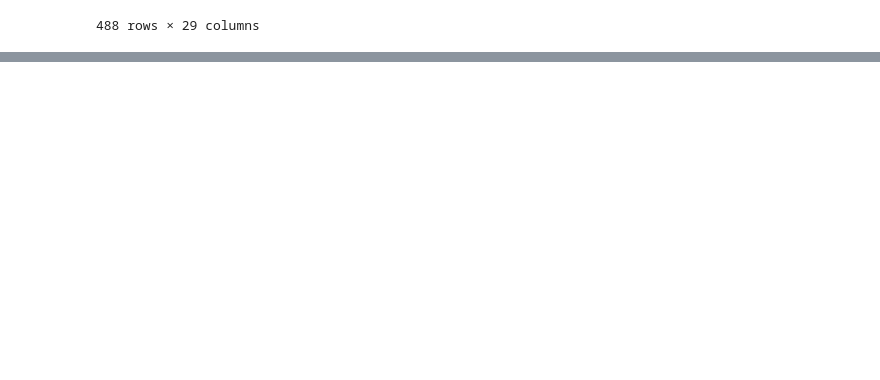
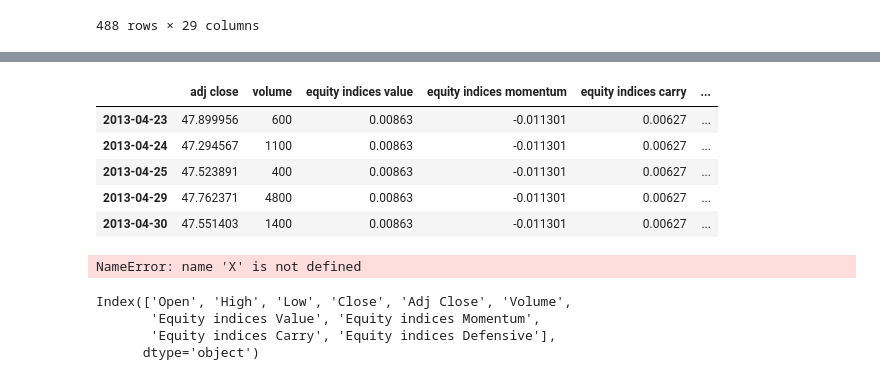
Before and after one commit to aoelvp94/FinAnalyticsProject, a Jupyter notebook: notebooks/NS_Dataset_join.ipynb, the cells around one changed output, grey strips where cells are left out. Drawn from its saved outputs; the diff is of its cells as text; code cells hidden in the pictures; blank space fills up the shorter version.

```diff
--- a/notebooks/NS_Dataset_join.ipynb
+++ b/notebooks/NS_Dataset_join.ipynb
@@ -425,0 +506,24 @@ df_ffd
+# %%
+
+# close prices
+close = dataset['close']
+
+daily_vol = CoreFunctions.get_daily_vol(close=close, lookback=50)
+cusum_events = CoreFunctions.get_t_events(close, threshold=daily_vol.mean()*0.1)
+vertical_barriers = CoreFunctions.add_vertical_barrier(t_events=cusum_events,
+                                                       close=close, num_days=1)
+
+
+pt_sl = [1, 2]
+min_ret = 0.0005
+triple_barrier_events = CoreFunctions.get_events(close=close,
+                                  t_events=cusum_events,
+                                  pt_sl=pt_sl,
+                                  target=daily_vol,
+                                  min_ret=min_ret,
+                                  num_threads=2,
+                                  vertical_barrier_times=vertical_barriers,
+                                  side=dataset['side'])
+
+labels = CoreFunctions.get_bins(triple_barrier_events, dataset['close'])
+labels.side.value_counts()
@@ -425,0 +537,40 @@ df_ffd
+# %%
+# Get features at event dates
+X = raw_data.loc[labels.index, :]
+
+# Drop unwanted columns
+X.drop([#'fracdiff',
+        'avg', 'upper', 'lower', 'open', 'high', 'low', 'close',], axis=1, inplace=True)
+
+y = labels['bin']
+X.head()
+# %% [output]
+|  | adj close | volume | equity indices value | equity indices momentum | equity indices carry | ... |
+| 2013-04-23 | 47.899956 | 600 | 0.00863 | -0.011301 | 0.00627 | ... |
+| 2013-04-24 | 47.294567 | 1100 | 0.00863 | -0.011301 | 0.00627 | ... |
+| 2013-04-25 | 47.523891 | 400 | 0.00863 | -0.011301 | 0.00627 | ... |
+| 2013-04-29 | 47.762371 | 4800 | 0.00863 | -0.011301 | 0.00627 | ... |
+| 2013-04-30 | 47.551403 | 1400 | 0.00863 | -0.011301 | 0.00627 | ... |
+# %%
+cpus = 4
+
+# Save the raw data
+
+dataset.columns = map(str.lower, dataset.columns)
+raw_data = dataset.copy()
+close = raw_data.close
+t1 = triple_barrier_events['t1'].loc[X.index]
+idx = triple_barrier_events.loc[X.index].index
+
+numCoEvents = snp.mpPandasObj(snp.mpNumCoEvents,('molecule',idx),
+                              cpus,closeIdx=close.index,t1=t1)
+numCoEvents = numCoEvents.loc[~numCoEvents.index.duplicated(keep='last')]
+numCoEvents = numCoEvents.reindex(close.index).fillna(0)
+
+sample_weights = pd.DataFrame(index=X.index)
+sample_weights['w']=snp.mpPandasObj(snp.mpSampleW,('molecule',idx),cpus,
+                         t1=t1, numCoEvents=numCoEvents, close=close)
+sample_weights['w']*=sample_weights.shape[0]/sample_weights['w'].sum()
+cprint(sample_weights)
+# %% [output]
+NameError: name 'X' is not defined
@@ -426,3 +584,10 @@ df_ffd
+# %%
+dataset.columns
+# %% [output]
+Index(['Open', 'High', 'Low', 'Close', 'Adj Close', 'Volume',
+       'Equity indices Value', 'Equity indices Momentum',
+       'Equity indices Carry', 'Equity indices Defensive'],
+      dtype='object')
 # %%
 Modelo -1: Hacer metalabling del size????
 Modelo 2: agregar mas variables (autocorrelacion, rsi?,etc)
```
Also changed, not shown: parts of 6 cells of this notebook, 1 other file.
